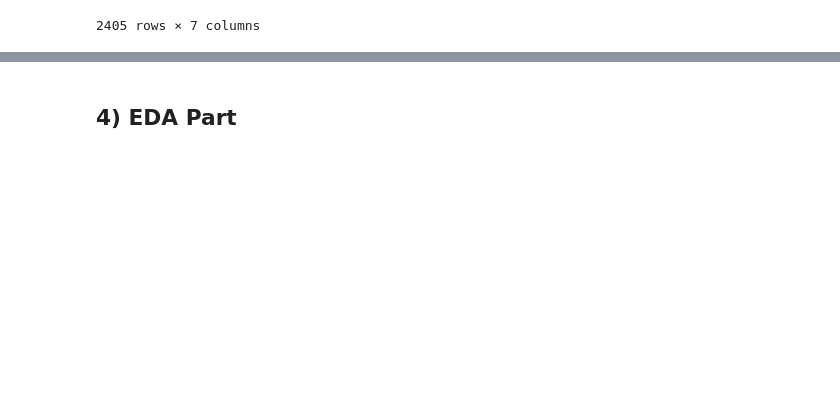
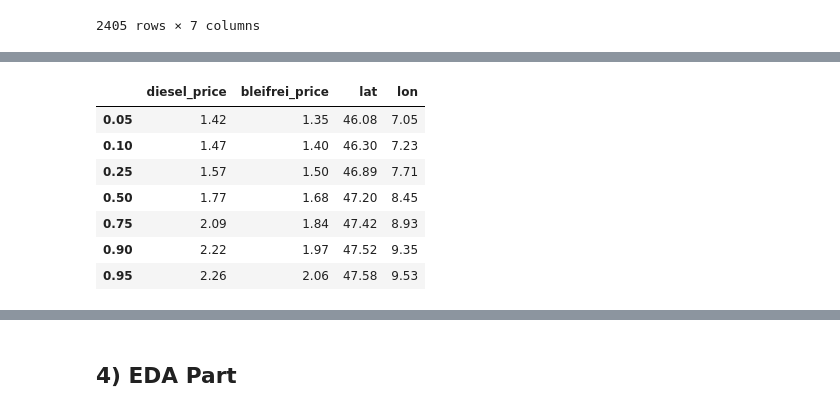
Before and after one commit to m011018/TS, a Jupyter notebook: Master/master_doc.ipynb, the cells around one changed output, grey strips where cells are left out. Cells and saved outputs as stored; diff of their text form; code cells hidden in the pictures; blank space fills up the shorter version.

```diff
--- a/Master/master_doc.ipynb
+++ b/Master/master_doc.ipynb
@@ -52,0 +110,11 @@ df
+# %%
+df.quantile(q=[0.05, 0.10, 0.25, 0.50, 0.75, 0.90, 0.95]).round(2)
+# %% [output]
+|  | diesel_price | bleifrei_price | lat | lon |
+| 0.05 | 1.42 | 1.35 | 46.08 | 7.05 |
+| 0.10 | 1.47 | 1.40 | 46.30 | 7.23 |
+| 0.25 | 1.57 | 1.50 | 46.89 | 7.71 |
+| 0.50 | 1.77 | 1.68 | 47.20 | 8.45 |
+| 0.75 | 2.09 | 1.84 | 47.42 | 8.93 |
+| 0.90 | 2.22 | 1.97 | 47.52 | 9.35 |
+| 0.95 | 2.26 | 2.06 | 47.58 | 9.53 |
```
Also changed, not shown: parts of 10 cells of this notebook.
